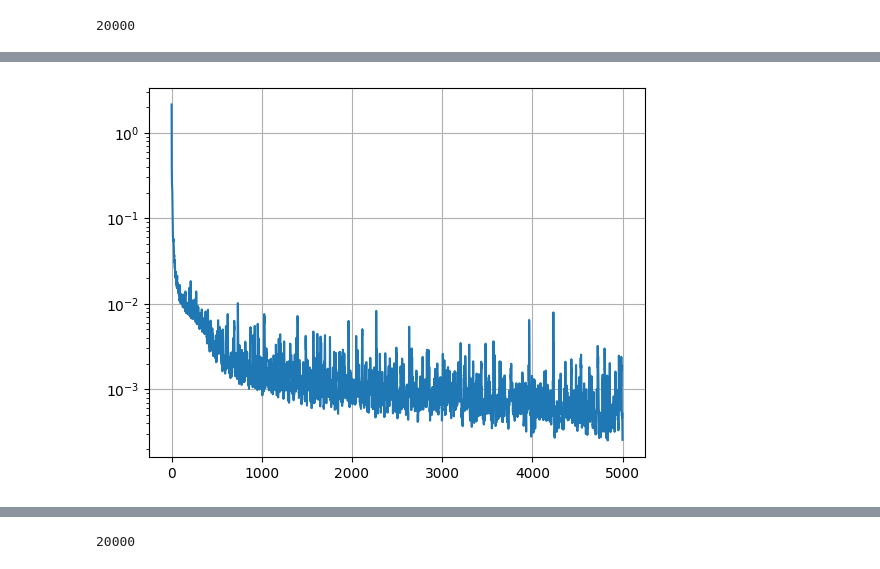
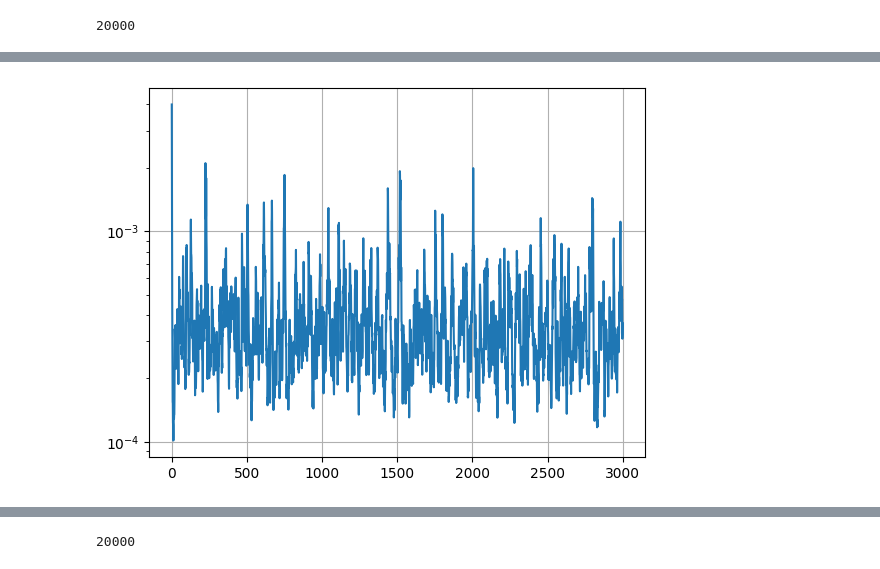
Before and after one commit to WasiimMK/CDeepONet, a Jupyter notebook: Linux/(Test)TimeStepping_ParamsLBFGS_ConsBFGS_DoublePend.ipynb, the cells around one changed output, grey strips where cells are left out. Cells and saved outputs as stored; diff of their text form; code cells hidden in the pictures.

```diff
--- a/Linux/(Test)TimeStepping_ParamsLBFGS_ConsBFGS_DoublePend.ipynb
+++ b/Linux/(Test)TimeStepping_ParamsLBFGS_ConsBFGS_DoublePend.ipynb
@@ -232,7 +253,7 @@ def Vloss(params, tH, z):
     y2_t_loss_w = 1.0
 
     diff_loss_w = 1.0
-    H_loss_w = 0.1
+    H_loss_w = 1.0
 
     H_vals = tH[:, -1]
 
@@ -252,6 +273,12 @@ def Vloss(params, tH, z):
 
     dy2 = Vvar_t(tH, z, 3, params)
     y2_t = dy2[:, 0]
+
+    dH = Vvar_t(tH, z, 4, params)
+    H_t = dH[:, 0]
+    H_t_loss = H_t
+    H_t_loss = jnp.square(H_t_loss)
+    H_t_loss = jnp.mean(H_t_loss)
 
     H = (m2*l2**2*y1**2 + (m1+m2)*l1**2*y2**2 - 2*m2*l1*l2*y1*y2*jnp.cos(x1-x2))/(2*m2*l1**2*l2**2*(m1+m2*jnp.sin(x1-x2)**2))-(m1+m2)*grav*l1*jnp.cos(x1)-m2*grav*l2*jnp.cos(x2)
 
@@ -283,7 +310,7 @@ def Vloss(params, tH, z):
 
     total_loss = diff_loss_w*diff_loss + H_loss_w*H_loss
 
-    return total_loss, H_loss
+    return total_loss, H_t_loss
 
 @jax.jit
 def Vtrain_step(params, pdes, z):
@@ -339,7 +366,7 @@ def Vtrain_network(params, des, sensors, epochs=100):
 
     return params, epoch_loss
 # %%
-Vdeeponet = VDeepONet(t0, tfinal, layers=4, units=40)
+Vdeeponet = VDeepONet(t0, tfinal, Hmin, Hmax, layers=4, units=40)
 
 t_init = jnp.full((10, 2), 1.0)
 u_init = jnp.full((10, 4), 1.0)
@@ -542,7 +567,7 @@ def loss(params, tH, z):
     y2_t_loss_w = 1.0
 
     diff_loss_w = 1.0
-    H_loss_w = 0.1
+    H_loss_w = 0.01
 
     H_vals = tH[:, -1]
 
@@ -562,6 +587,12 @@ def loss(params, tH, z):
 
     dy2 = var_t(tH, z, 3, params)
     y2_t = dy2[:, 0]
+
+    dH = var_t(tH, z, 4, params)
+    H_t = dH[:, 0]
+    H_t_loss = H_t
+    H_t_loss = jnp.square(H_t_loss)
+    H_t_loss = jnp.mean(H_t_loss)
 
     H = (m2*l2**2*y1**2 + (m1+m2)*l1**2*y2**2 - 2*m2*l1*l2*y1*y2*jnp.cos(x1-x2))/(2*m2*l1**2*l2**2*(m1+m2*jnp.sin(x1-x2)**2))-(m1+m2)*grav*l1*jnp.cos(x1)-m2*grav*l2*jnp.cos(x2)
 
@@ -649,12 +680,12 @@ def train_network(params, des, sensors, epochs=100):
 
     return params, epoch_loss
 # %%
-deeponet = DeepONet(t0, tfinal, layers=4, units=40)
+# deeponet = DeepONet(t0, tfinal, Hmin, Hmax, layers=4, units=40)
 
-t_init = jnp.full((10, 2), 1.0)
-u_init = jnp.full((10, 4), 1.0)
+# t_init = jnp.full((10, 2), 1.0)
+# u_init = jnp.full((10, 4), 1.0)
 
-params = deeponet.init(jax.random.PRNGKey(0), t_init, u_init)
+# params = deeponet.init(jax.random.PRNGKey(0), t_init, u_init)
 # %%
 param_count = sum(x.size for x in jax.tree.leaves(params))
 print(param_count)
@@ -668,5 +694,5 @@ print(param_count)
 # %%
-epochs = 5000
+epochs = 3000
 params, loss = train_network(params, de_points, zsensors, epochs)
 
 plt.semilogy(loss)
@@ -692,4 +718,4 @@ Aux Loss in epoch 4900: 0.013551094640800135
-[figure, old version]
+[figure, new version]
 # %%
 n = 500
 t = np.linspace(t0, tfinal, n)
```
Also changed, not shown: parts of 33 cells of this notebook, 4 other files.
